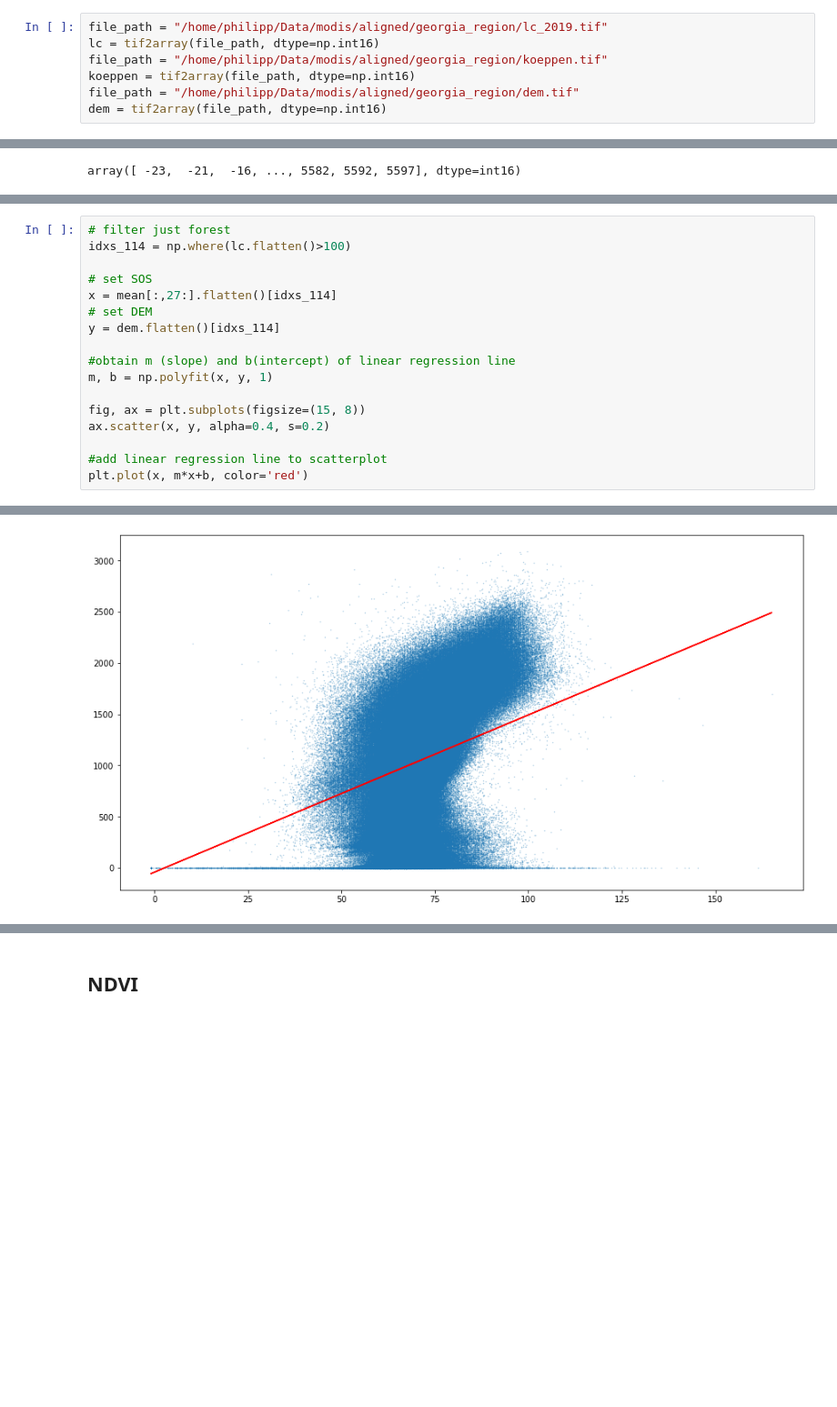
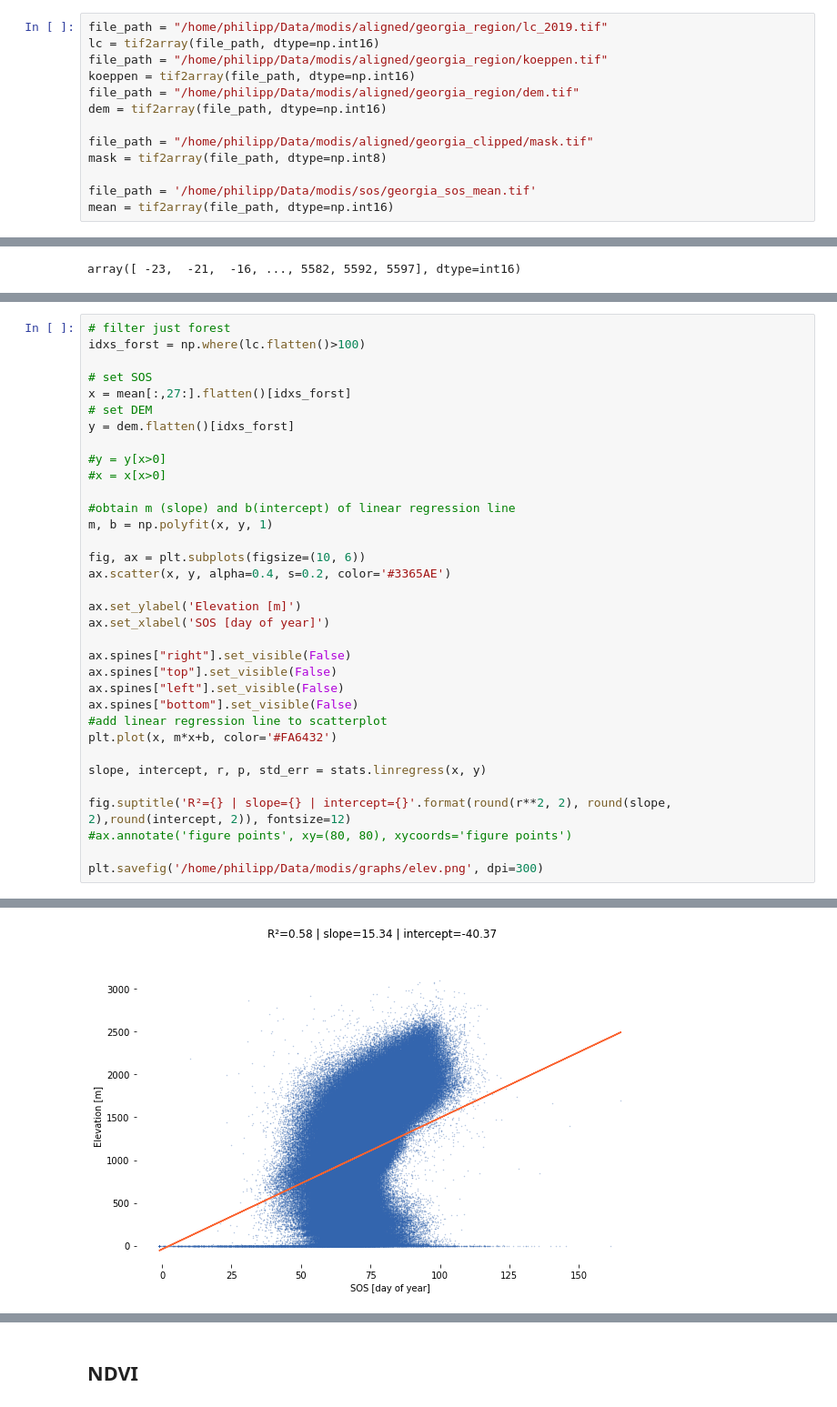
Before and after one commit to satlawa/proj_time_series_analysis, a Jupyter notebook: maps.ipynb, the cells around one changed output, grey strips where cells are left out. Shown at 91% size. Cells and saved outputs as stored; diff of their text form; blank space fills up the shorter version.

Commit message:
added graphs

```diff
--- a/maps.ipynb
+++ b/maps.ipynb
@@ -363,3 +398,9 @@ file_path = "/home/philipp/Data/modis/aligned/georgia_region/koeppen.tif"
 koeppen = tif2array(file_path, dtype=np.int16)
 file_path = "/home/philipp/Data/modis/aligned/georgia_region/dem.tif"
 dem = tif2array(file_path, dtype=np.int16)
+
+file_path = "/home/philipp/Data/modis/aligned/georgia_clipped/mask.tif"
+mask = tif2array(file_path, dtype=np.int8)
+
+file_path = '/home/philipp/Data/modis/sos/georgia_sos_mean.tif'
+mean = tif2array(file_path, dtype=np.int16)
@@ -435,18 +432,35 @@ mean[:,27:].shape
 # %%
 # filter just forest
-idxs_114 = np.where(lc.flatten()>100)
+idxs_forst = np.where(lc.flatten()>100)
 
 # set SOS
-x = mean[:,27:].flatten()[idxs_114]
+x = mean[:,27:].flatten()[idxs_forst]
 # set DEM
-y = dem.flatten()[idxs_114]
+y = dem.flatten()[idxs_forst]
+
+#y = y[x>0]
+#x = x[x>0]
 
 #obtain m (slope) and b(intercept) of linear regression line
 m, b = np.polyfit(x, y, 1)
 
-fig, ax = plt.subplots(figsize=(15, 8))
-ax.scatter(x, y, alpha=0.4, s=0.2)
+fig, ax = plt.subplots(figsize=(10, 6))
+ax.scatter(x, y, alpha=0.4, s=0.2, color='#3365AE')
 
+ax.set_ylabel('Elevation [m]')
+ax.set_xlabel('SOS [day of year]')
+
+ax.spines["right"].set_visible(False)
+ax.spines["top"].set_visible(False)
+ax.spines["left"].set_visible(False)
+ax.spines["bottom"].set_visible(False)
 #add linear regression line to scatterplot
-plt.plot(x, m*x+b, color='red')
+plt.plot(x, m*x+b, color='#FA6432')
+
+slope, intercept, r, p, std_err = stats.linregress(x, y)
+
+fig.suptitle('R²={} | slope={} | intercept={}'.format(round(r**2, 2), round(slope, 2),round(intercept, 2)), fontsize=12)
+#ax.annotate('figure points', xy=(80, 80), xycoords='figure points')
+
+plt.savefig('/home/philipp/Data/modis/graphs/elev.png', dpi=300)
 # %% [output]
@@ -454,2 +467,2 @@ plt.plot(x, m*x+b, color='red')
-[figure, old version]
+[figure, new version]
 # %%
```
Also changed, not shown: parts of 52 cells of this notebook.
